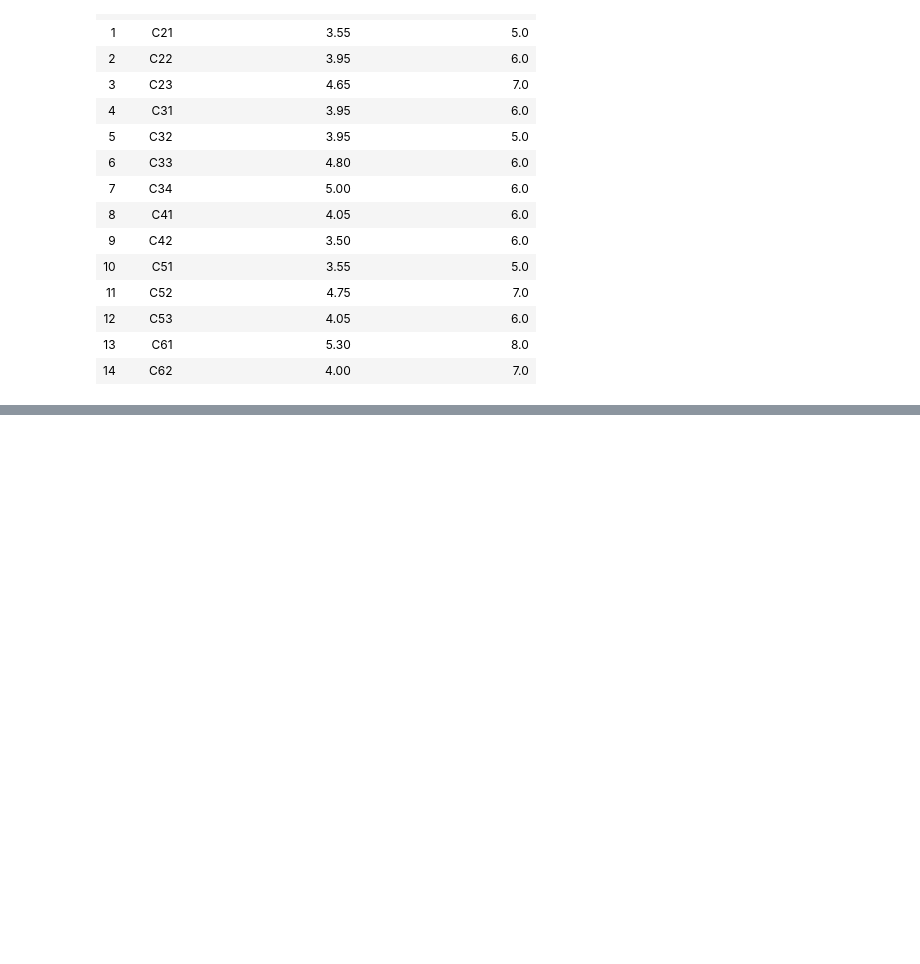
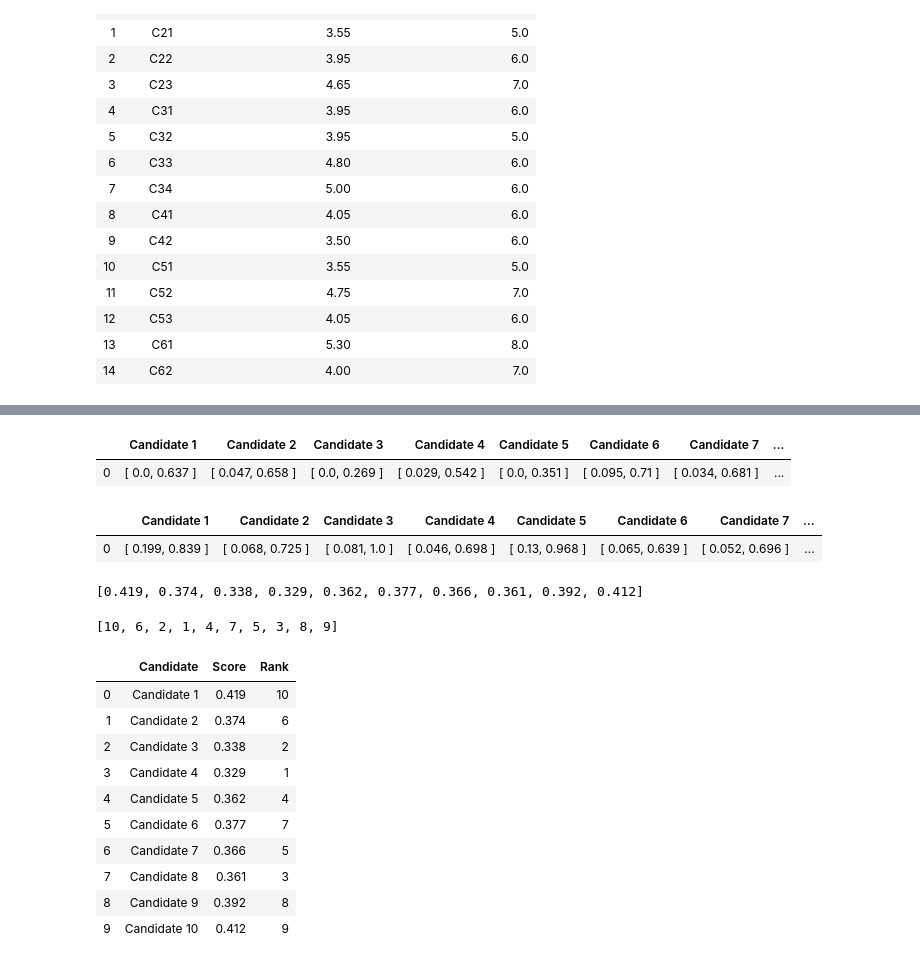
Before and after one commit to NatalijaGajic/grey_theory_mcdm, a Jupyter notebook: grey_edas.ipynb, the cells around one changed output, grey strips where cells are left out. Saved outputs shown, nothing was run; the diff lists cells and outputs as text; code cells hidden in the pictures; blank space fills up the shorter version.

Commit message:
add score and rank calculation

```diff
--- a/grey_edas.ipynb
+++ b/grey_edas.ipynb
@@ -222,0 +284,78 @@ nda_matrix_df
+# %%
+# normalizing values
+
+pda_norm_factor = max(np.ravel(weighted_pda_matrix[:,:,1]))
+nda_norm_factor = max(np.ravel(weighted_nda_matrix[:,:,1]))
+
+norm_weighted_pda = np.around(weighted_pda_matrix / pda_norm_factor, 3)
+norm_weighted_nda = np.around(weighted_nda_matrix / nda_norm_factor, 3)
+# %%
+# normalized weighted grey sums of positive distances from the average (PDA)
+
+norm_weighted_pda_str = get_str_matrix_of_grey_nums(norm_weighted_pda)
+norm_weighted_pda_df = pd.DataFrame(norm_weighted_pda_str, columns = ['Candidate '+str(i+1) for i in range(num_of_candidates)])
+norm_weighted_pda_df
+# %% [output]
+|  | Candidate 1 | Candidate 2 | Candidate 3 | Candidate 4 | Candidate 5 | Candidate 6 | Candidate 7 | ... |
+| 0 | [ 0.0, 0.637 ] | [ 0.047, 0.658 ] | [ 0.0, 0.269 ] | [ 0.029, 0.542 ] | [ 0.0, 0.351 ] | [ 0.095, 0.71 ] | [ 0.034, 0.681 ] | ... |
+# %%
+# normalized weighted grey sums of negative distances from the average (NDA)
+
+norm_weighted_nda_str = get_str_matrix_of_grey_nums(norm_weighted_nda)
+norm_weighted_nda_df = pd.DataFrame(norm_weighted_nda_str, columns = candidates)
+norm_weighted_nda_df
+# %% [output]
+|  | Candidate 1 | Candidate 2 | Candidate 3 | Candidate 4 | Candidate 5 | Candidate 6 | Candidate 7 | ... |
+| 0 | [ 0.199, 0.839 ] | [ 0.068, 0.725 ] | [ 0.081, 1.0 ] | [ 0.046, 0.698 ] | [ 0.13, 0.968 ] | [ 0.065, 0.639 ] | [ 0.052, 0.696 ] | ... |
+# %%
+# calculating score
+
+scores = []
+
+for i in range(num_of_candidates):
+    norm_weighted_pda_for_candidate = np.ravel(norm_weighted_pda[0,i,:])
+    norm_weighted_nda_for_candidate = np.ravel(norm_weighted_nda[0,i,:])
+    score = sum(norm_weighted_pda_for_candidate) + sum(norm_weighted_nda_for_candidate)
+    score = np.round(score/4, 3)
+    scores.append(score)
+
+scores
+# %% [output]
+[0.419, 0.374, 0.338, 0.329, 0.362, 0.377, 0.366, 0.361, 0.392, 0.412]
+# %%
+def get_ranks_for_candidates(scores):
+    candidate_score_dict = {}
+    c = 1
+    for score in scores:
+        candidate_score_dict[c] = score
+        c += 1
+
+    candidate_score_sorted = dict(sorted(candidate_score_dict.items(), key=lambda item: item[1]))
+    ranks = [0 for i in range(num_of_candidates)]
+    rank = 1
+    for c in candidate_score_sorted:
+        ranks[c-1] = rank
+        rank += 1
+
+    return ranks
+# %%
+ranks = get_ranks_for_candidates(scores)
+ranks
+# %% [output]
+[10, 6, 2, 1, 4, 7, 5, 3, 8, 9]
+# %%
+scores_data = {'Candidate': candidates, 'Score': scores, 'Rank': ranks}
+scores_df = pd.DataFrame(data=scores_data)
+scores_df
+# %% [output]
+|  | Candidate | Score | Rank |
+| 0 | Candidate 1 | 0.419 | 10 |
+| 1 | Candidate 2 | 0.374 | 6 |
+| 2 | Candidate 3 | 0.338 | 2 |
+| 3 | Candidate 4 | 0.329 | 1 |
+| 4 | Candidate 5 | 0.362 | 4 |
+| 5 | Candidate 6 | 0.377 | 7 |
+| 6 | Candidate 7 | 0.366 | 5 |
+| 7 | Candidate 8 | 0.361 | 3 |
+| 8 | Candidate 9 | 0.392 | 8 |
+| 9 | Candidate 10 | 0.412 | 9 |
```
Also changed, not shown: parts of 7 cells of this notebook.
